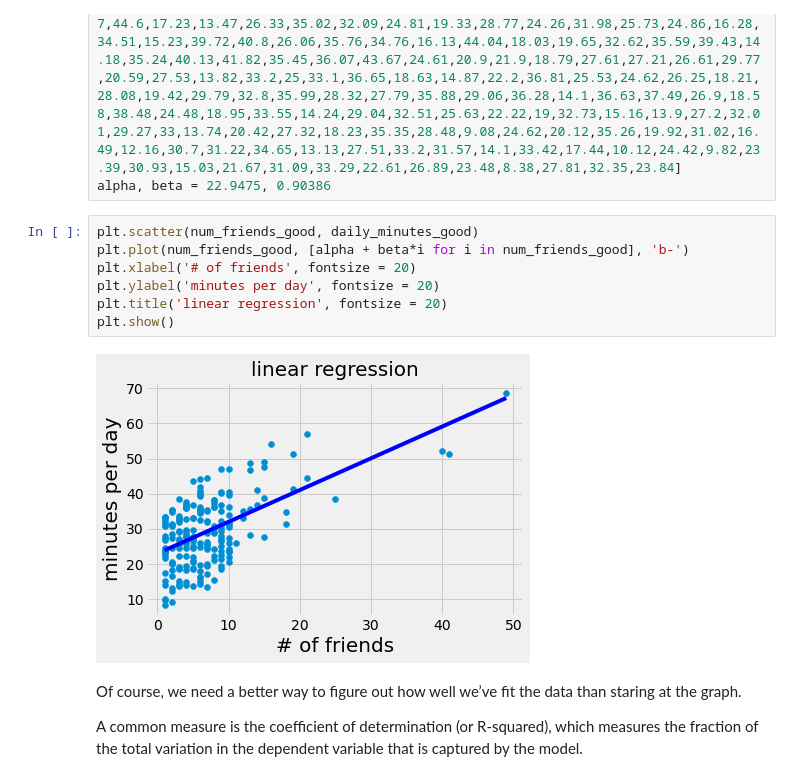
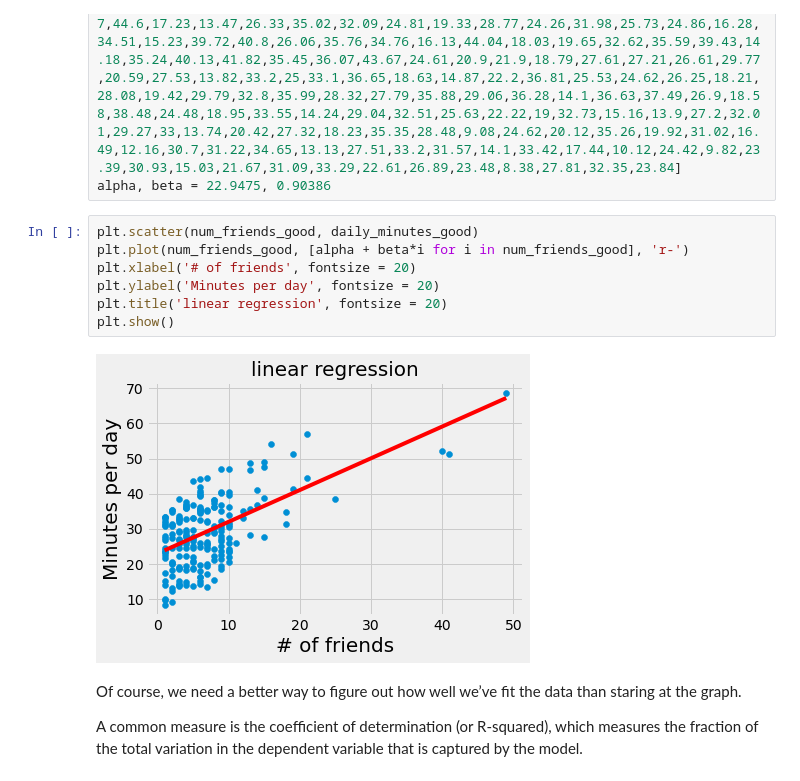
Before and after one commit to chengjun/mybook, a Jupyter notebook: 08-06-regression.ipynb, the cells around one changed output. Cells and saved outputs as stored; diff of their text form.

```diff
--- a/08-06-regression.ipynb
+++ b/08-06-regression.ipynb
@@ -84,13 +84,13 @@ daily_minutes_good = [68.77,51.25,52.08,38.36,44.54,57.13,51.4,41.42,31.22,34.76
 alpha, beta = 22.9475, 0.90386
 # %%
 plt.scatter(num_friends_good, daily_minutes_good)
-plt.plot(num_friends_good, [alpha + beta*i for i in num_friends_good], 'b-')
+plt.plot(num_friends_good, [alpha + beta*i for i in num_friends_good], 'r-')
 plt.xlabel('# of friends', fontsize = 20)
-plt.ylabel('minutes per day', fontsize = 20)
+plt.ylabel('Minutes per day', fontsize = 20)
 plt.title('linear regression', fontsize = 20)
 plt.show()
 # %% [output]
-[figure, old version]
+[figure, new version]
 # %% [markdown]
 Of course, we need a better way to figure out how well we’ve fit the data than staring at the graph.
 
```
Also changed, not shown: parts of 14 cells of this notebook, 2 other files.
